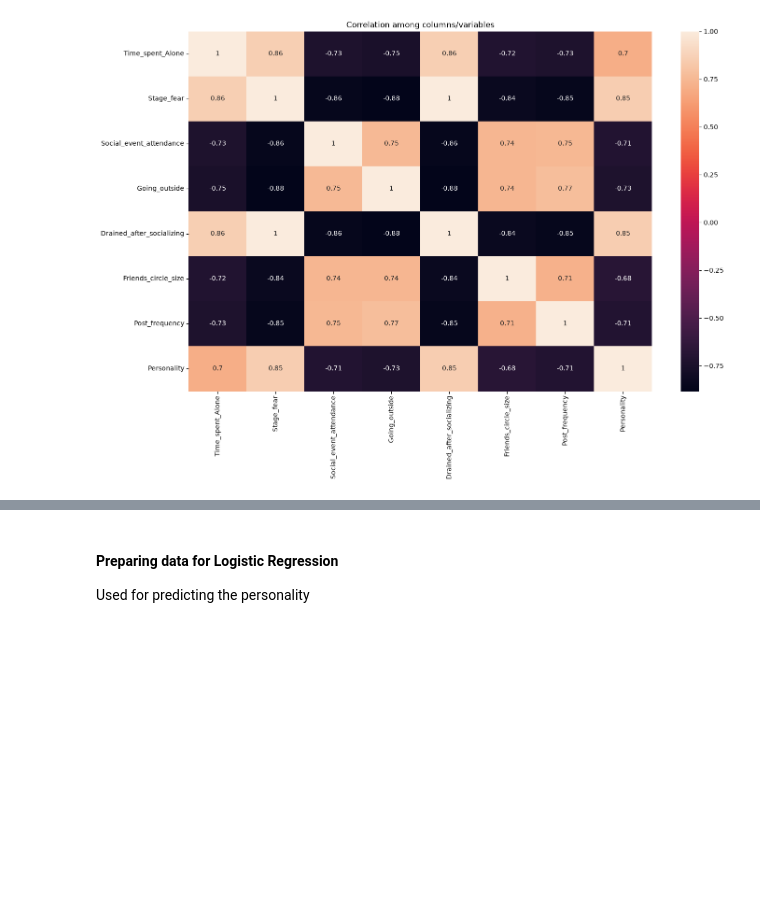
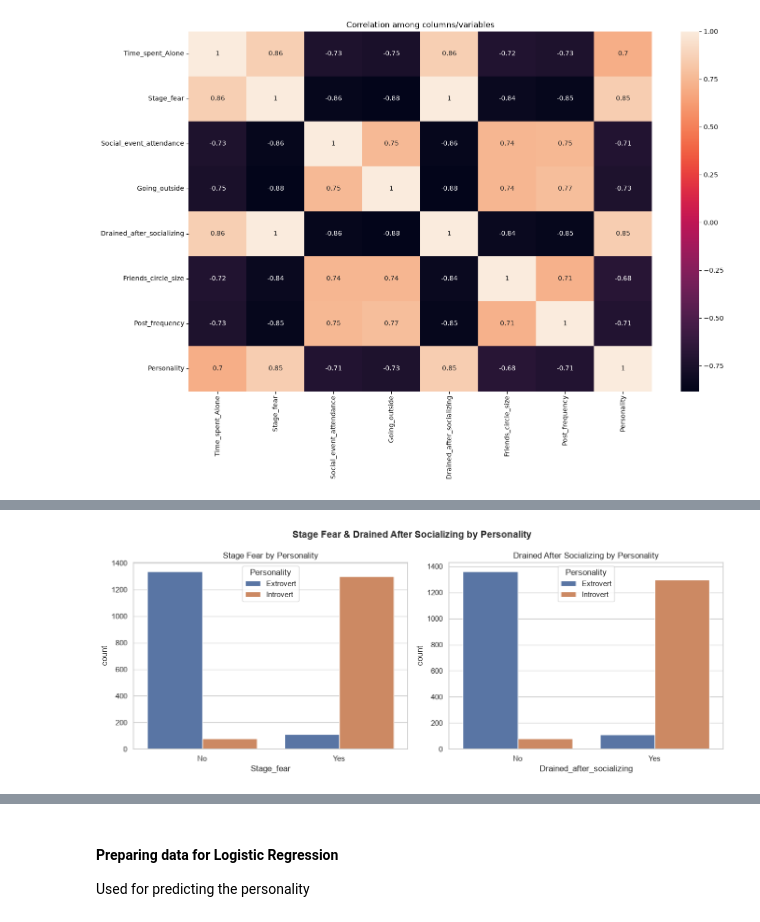
Before and after one commit to miguelestradam3/personality_predictor, a Jupyter notebook: main.ipynb, the cells around one changed output, grey strips where cells are left out. Saved outputs shown, nothing was run; the diff lists cells and outputs as text; code cells hidden in the pictures; blank space fills up the shorter version.

```diff
--- a/main.ipynb
+++ b/main.ipynb
@@ -133,0 +210,33 @@ Text(0.5, 1.0, 'Correlation among columns/variables')
+# %%
+# 3. Categorical indicators by Personality
+fig, axes = plt.subplots(1, 2, figsize=(13, 5.2))
+fig.suptitle(
+    "Stage Fear & Drained After Socializing by Personality",
+    fontsize=14,
+    fontweight="bold",
+)
+
+sns.countplot(
+    data=df,
+    x="Stage_fear",
+    hue="Personality",
+    hue_order=order_p,
+    palette=palette_map,
+    ax=axes[0],
+)
+axes[0].set_title("Stage Fear by Personality")
+
+sns.countplot(
+    data=df,
+    x="Drained_after_socializing",
+    hue="Personality",
+    hue_order=order_p,
+    palette=palette_map,
+    ax=axes[1],
+)
+axes[1].set_title("Drained After Socializing by Personality")
+
+plt.tight_layout()
+plt.show()
+# %% [output]
+[figure, added]
```
Also changed, not shown: parts of 7 cells of this notebook.
